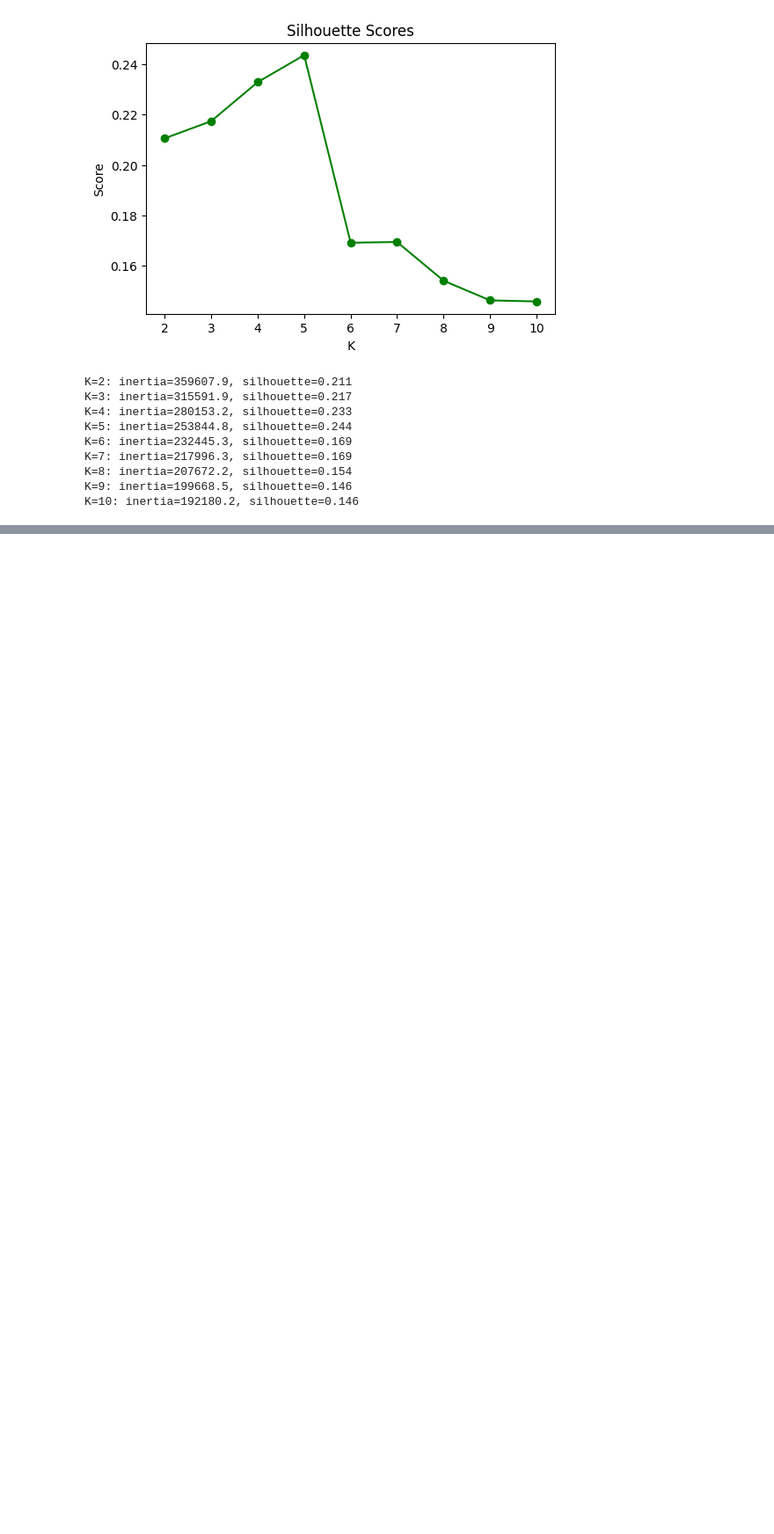
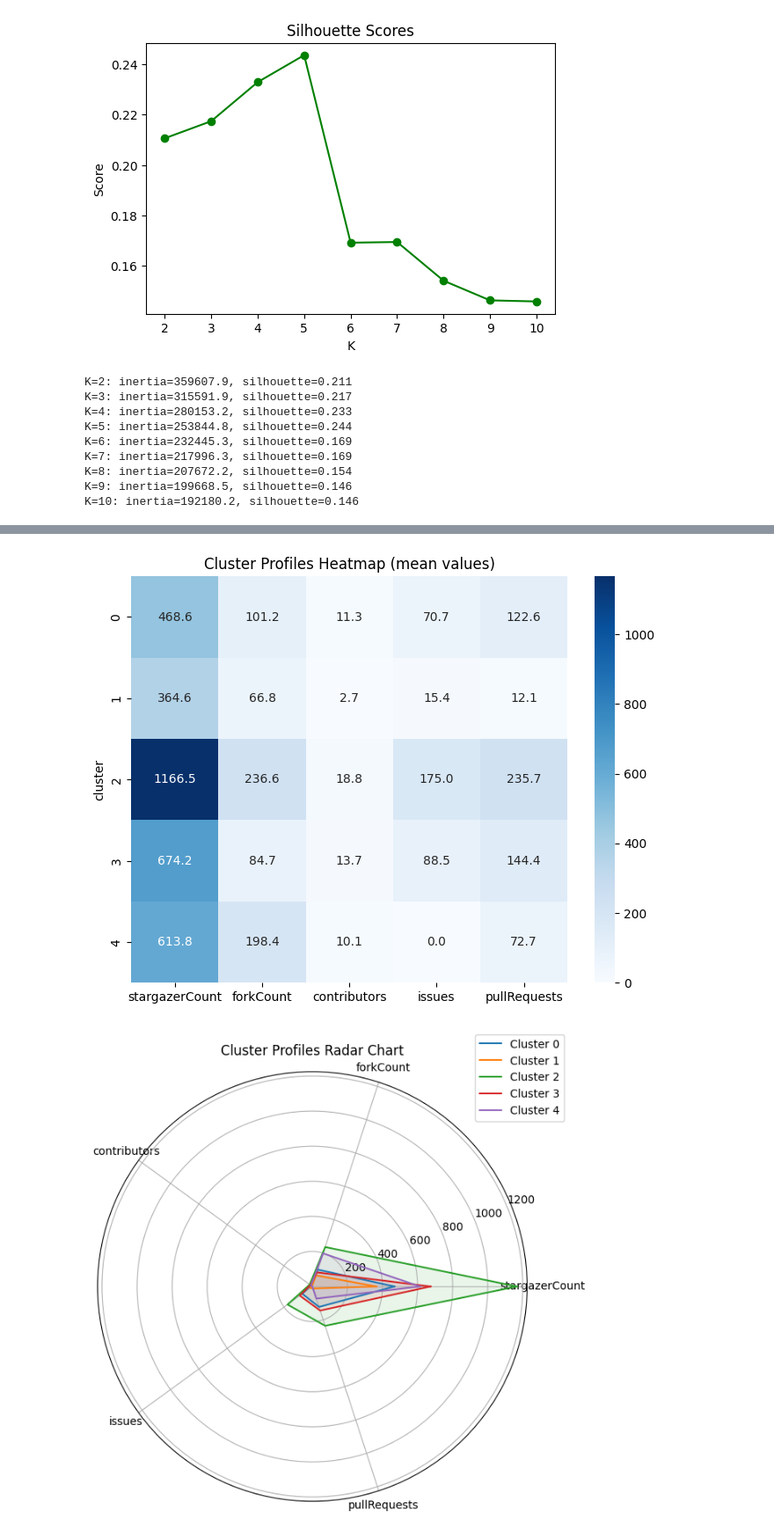
Before and after one commit to Shahbazi-Amir/SmartDevTime, a Jupyter notebook: side_project.ipynb, the cells around one changed output, grey strips where cells are left out. Shown at 88% size. Saved outputs shown, nothing was run; the diff lists cells and outputs as text; code cells hidden in the pictures; blank space fills up the shorter version.

```diff
--- a/side_project.ipynb
+++ b/side_project.ipynb
@@ -835,0 +965,36 @@ K=10: inertia=192180.2, silhouette=0.146
+# %%
+# Heatmap and radar chart of cluster profiles
+import seaborn as sns
+import matplotlib.pyplot as plt
+import numpy as np
+
+# Average values per cluster (already computed: cluster_profile)
+profile = cluster_profile[['stargazerCount','forkCount','contributors','issues','pullRequests']]
+
+# ---- Heatmap ----
+plt.figure(figsize=(8,6))
+sns.heatmap(profile, annot=True, fmt=".1f", cmap="Blues")
+plt.title("Cluster Profiles Heatmap (mean values)")
+plt.show()
+
+# ---- Radar Chart ----
+categories = list(profile.columns)
+N = len(categories)
+
+angles = np.linspace(0, 2*np.pi, N, endpoint=False).tolist()
+angles += angles[:1]
+
+plt.figure(figsize=(7,7))
+for cluster_id, row in profile.iterrows():
+    values = row.tolist()
+    values += values[:1]
+    plt.polar(angles, values, label=f"Cluster {cluster_id}")
+    plt.fill(angles, values, alpha=0.1)
+
+plt.xticks(angles[:-1], categories)
+plt.title("Cluster Profiles Radar Chart")
+plt.legend(loc='upper right', bbox_to_anchor=(1.1, 1.1))
+plt.show()
+# %% [output]
+[figure, added]
+[figure, added]
```
Also changed, not shown: parts of 5 cells of this notebook.
